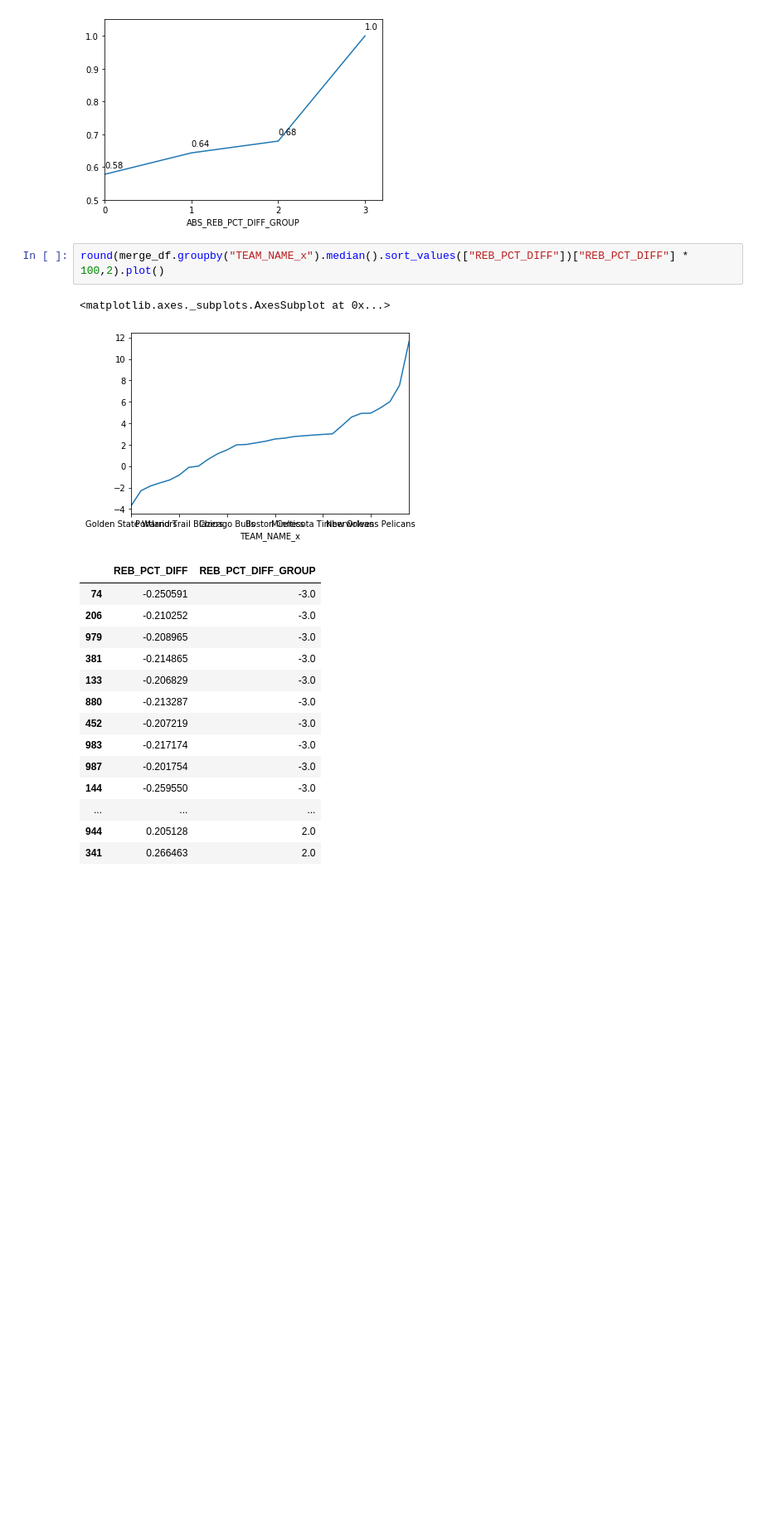
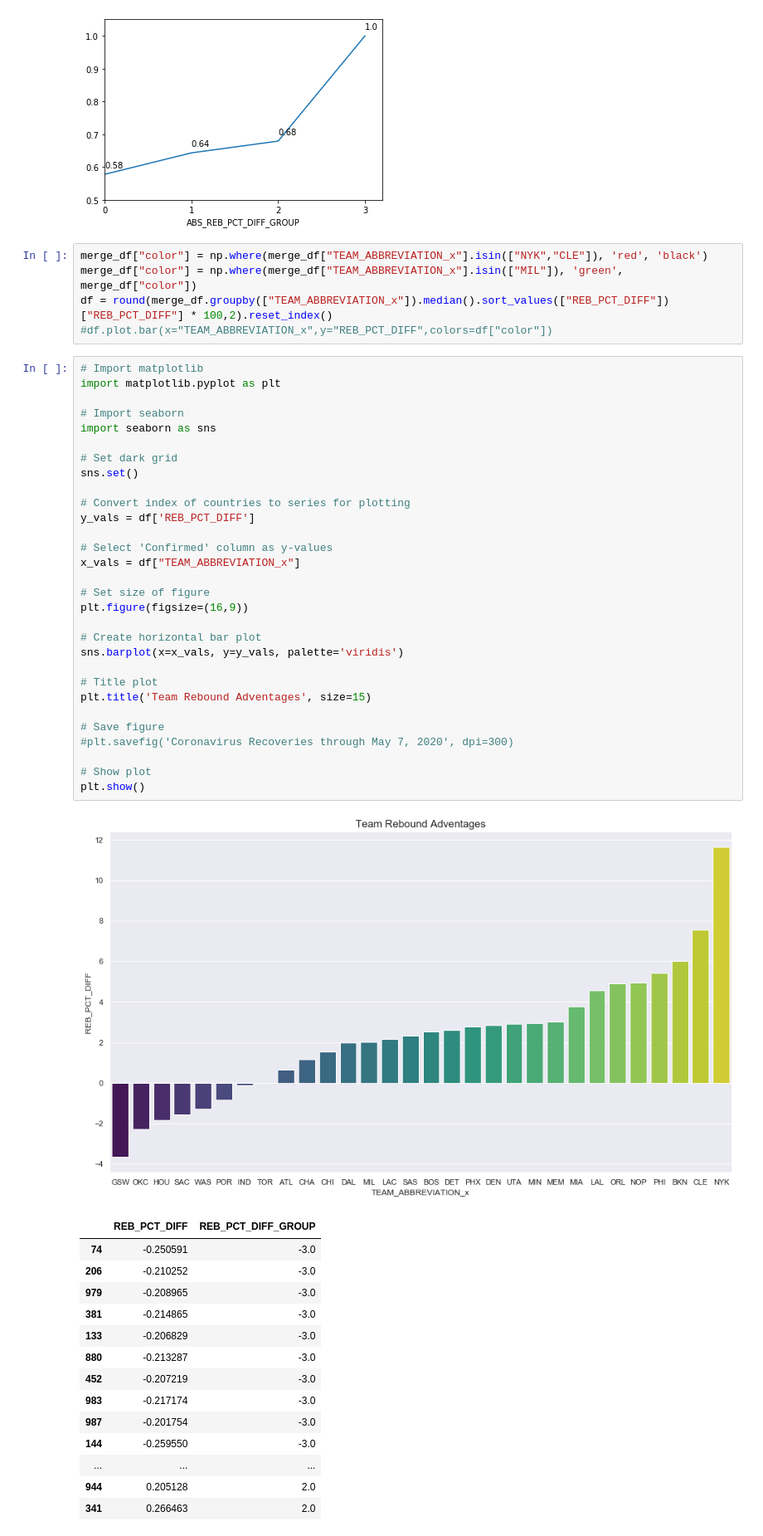
Before and after one commit to ryoyop/Baketball, a Jupyter notebook: Rebounding/Rebounding_Analysis.ipynb, the cells around one changed output. Shown at 83% size. Drawn from its saved outputs; the diff is of its cells as text; blank space fills up the shorter version.

```diff
--- a/Rebounding/Rebounding_Analysis.ipynb
+++ b/Rebounding/Rebounding_Analysis.ipynb
@@ -94,11 +95,43 @@ ABS_REB_PCT_DIFF_GROUP
 3.0    1.000000
 dtype: float64
 [figure]
-# %%
-round(merge_df.groupby("TEAM_NAME_x").median().sort_values(["REB_PCT_DIFF"])["REB_PCT_DIFF"] * 100,2).plot()
-# %% [output]
-<matplotlib.axes._subplots.AxesSubplot at 0x...>
-[figure, removed]
+# %%
+merge_df["color"] = np.where(merge_df["TEAM_ABBREVIATION_x"].isin(["NYK","CLE"]), 'red', 'black')
+merge_df["color"] = np.where(merge_df["TEAM_ABBREVIATION_x"].isin(["MIL"]), 'green', merge_df["color"])
+df = round(merge_df.groupby(["TEAM_ABBREVIATION_x"]).median().sort_values(["REB_PCT_DIFF"])["REB_PCT_DIFF"] * 100,2).reset_index()
+#df.plot.bar(x="TEAM_ABBREVIATION_x",y="REB_PCT_DIFF",colors=df["color"])
+# %%
+# Import matplotlib
+import matplotlib.pyplot as plt
+
+# Import seaborn
+import seaborn as sns
+
+# Set dark grid
+sns.set()
+
+# Convert index of countries to series for plotting
+y_vals = df['REB_PCT_DIFF']
+
+# Select 'Confirmed' column as y-values
+x_vals = df["TEAM_ABBREVIATION_x"]
+
+# Set size of figure
+plt.figure(figsize=(16,9))
+
+# Create horizontal bar plot
+sns.barplot(x=x_vals, y=y_vals, palette='viridis')
+
+# Title plot
+plt.title('Team Rebound Adventages', size=15)
+
+# Save figure
+#plt.savefig('Coronavirus Recoveries through May 7, 2020', dpi=300)
+
+# Show plot
+plt.show()
+# %% [output]
+[figure, added]
 # %%
 # %% [output]
 |  | REB_PCT_DIFF | REB_PCT_DIFF_GROUP |
```
Also changed, not shown: parts of 5 cells of this notebook, 3 other files.
